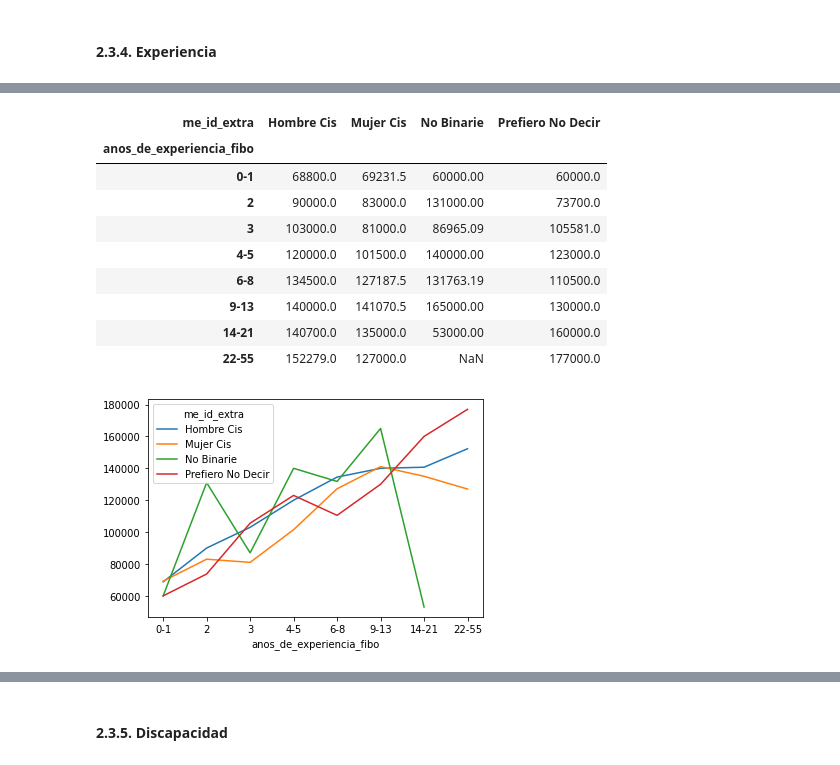
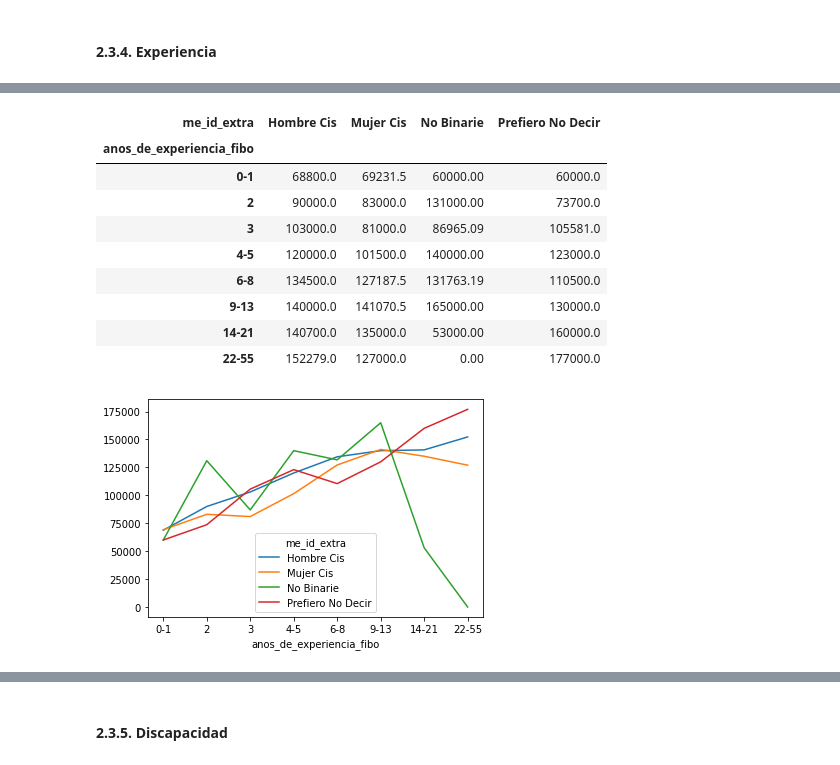
Before and after one commit to SebastianESaavedra/openqube-sueldos, a Jupyter notebook: pipeline/data-analysis.ipynb, the cells around one changed output, grey strips where cells are left out. Cells and saved outputs as stored; diff of their text form; code cells hidden in the pictures.

```diff
--- a/pipeline/data-analysis.ipynb
+++ b/pipeline/data-analysis.ipynb
@@ -1677,34 +1680,34 @@ charts["experience_gender_percent"] = to_rechart(df)
 # %%
 df = dataframe.copy()
 df = df[df.me_id_extra.isin(enough_data)]
 
 df["anos_de_experiencia_fibo"] = pd.cut(
     df["anos_de_experiencia"].values,
     [0, 1, 2, 3, 5, 8, 13, 21, 55],
     labels=["0-1", "2", "3", "4-5", "6-8", "9-13", "14-21", "22-55"],
 )
 df = (
     df.groupby(["anos_de_experiencia_fibo", "me_id_extra"])
     .agg({"salario_mensual_o_retiro_bruto_en_tu_moneda_local": "median"})
     .unstack("me_id_extra")
-# .fillna(0)
+    .fillna(0)
 )
 df.columns = df.columns.droplevel(0)
 display(df)
 df.plot(kind="line")
 charts["experience_gender_salary_median"] = to_rechart(df)
 # %% [output]
 | me_id_extra | Hombre Cis | Mujer Cis | No Binarie | Prefiero No Decir |
 | anos_de_experiencia_fibo |  |  |  |  |
 | 0-1 | 68800.0 | 69231.5 | 60000.00 | 60000.0 |
 | 2 | 90000.0 | 83000.0 | 131000.00 | 73700.0 |
 | 3 | 103000.0 | 81000.0 | 86965.09 | 105581.0 |
 | 4-5 | 120000.0 | 101500.0 | 140000.00 | 123000.0 |
 | 6-8 | 134500.0 | 127187.5 | 131763.19 | 110500.0 |
 | 9-13 | 140000.0 | 141070.5 | 165000.00 | 130000.0 |
 | 14-21 | 140700.0 | 135000.0 | 53000.00 | 160000.0 |
-| 22-55 | 152279.0 | 127000.0 | NaN | 177000.0 |
+| 22-55 | 152279.0 | 127000.0 | 0.00 | 177000.0 |
-[figure, old version]
+[figure, new version]
 [interactive output not drawn]
 # %%
 df = dataframe.copy()
```
Also changed, not shown: parts of 15 cells of this notebook, 1 other file.
